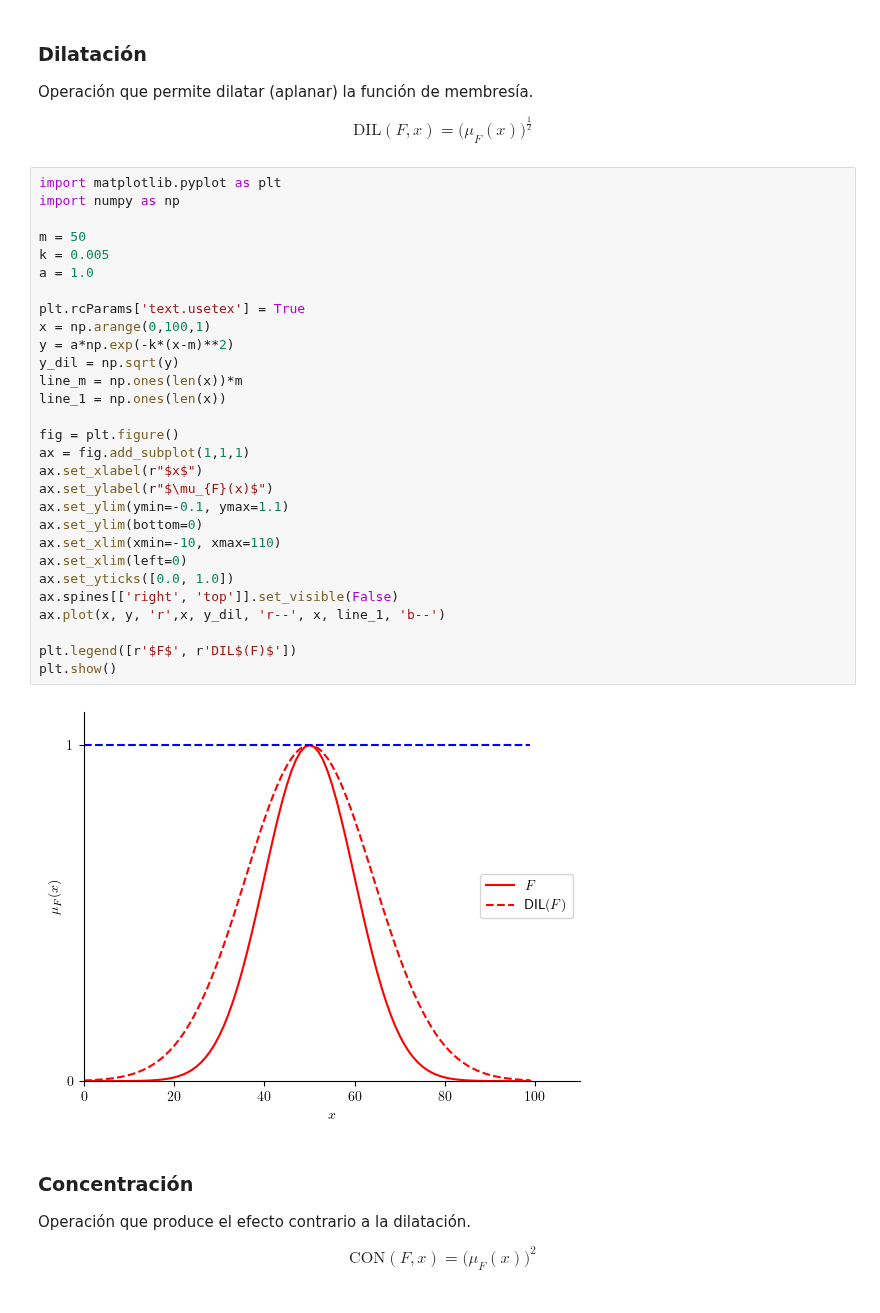
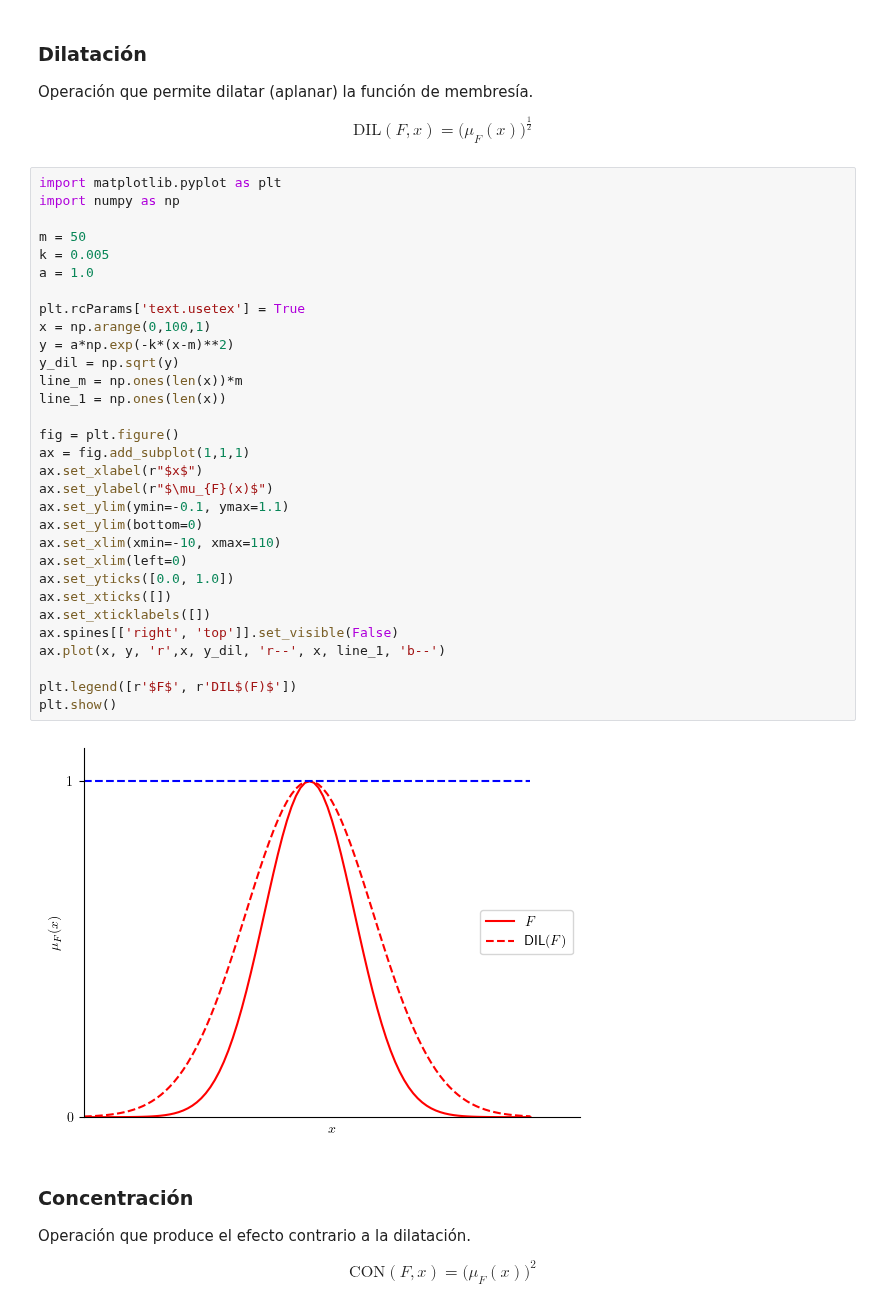
Before and after one commit to TEL-USM/IPD434, a Jupyter notebook: Clases/02_SistemasDifusos/02_SistemasDifusos.ipynb, the cells around one changed output. Drawn from its saved outputs; the diff is of its cells as text.

```diff
--- a/Clases/02_SistemasDifusos/02_SistemasDifusos.ipynb
+++ b/Clases/02_SistemasDifusos/02_SistemasDifusos.ipynb
@@ -404,34 +404,36 @@ $$ \text{DIL}(F,x)=\bigl(\mu_{F}(x)\bigr)^{\frac{1}{2}} $$
 # %%
 import matplotlib.pyplot as plt
 import numpy as np
 
 m = 50
 k = 0.005
 a = 1.0
 
 plt.rcParams['text.usetex'] = True
 x = np.arange(0,100,1)
 y = a*np.exp(-k*(x-m)**2)
 y_dil = np.sqrt(y)
 line_m = np.ones(len(x))*m
 line_1 = np.ones(len(x))
 
 fig = plt.figure()
 ax = fig.add_subplot(1,1,1)
 ax.set_xlabel(r"$x$")
 ax.set_ylabel(r"$\mu_{F}(x)$")
 ax.set_ylim(ymin=-0.1, ymax=1.1)
 ax.set_ylim(bottom=0)
 ax.set_xlim(xmin=-10, xmax=110)
 ax.set_xlim(left=0)
 ax.set_yticks([0.0, 1.0])
+ax.set_xticks([])
+ax.set_xticklabels([])
 ax.spines[['right', 'top']].set_visible(False)
 ax.plot(x, y, 'r',x, y_dil, 'r--', x, line_1, 'b--')
 
 plt.legend([r'$F$', r'DIL$(F)$'])
 plt.show()
 # %% [output]
-[figure, old version]
+[figure, new version]
 # %% [markdown]
 ### Concentración
 
```
Also changed, not shown: parts of 16 cells of this notebook.
